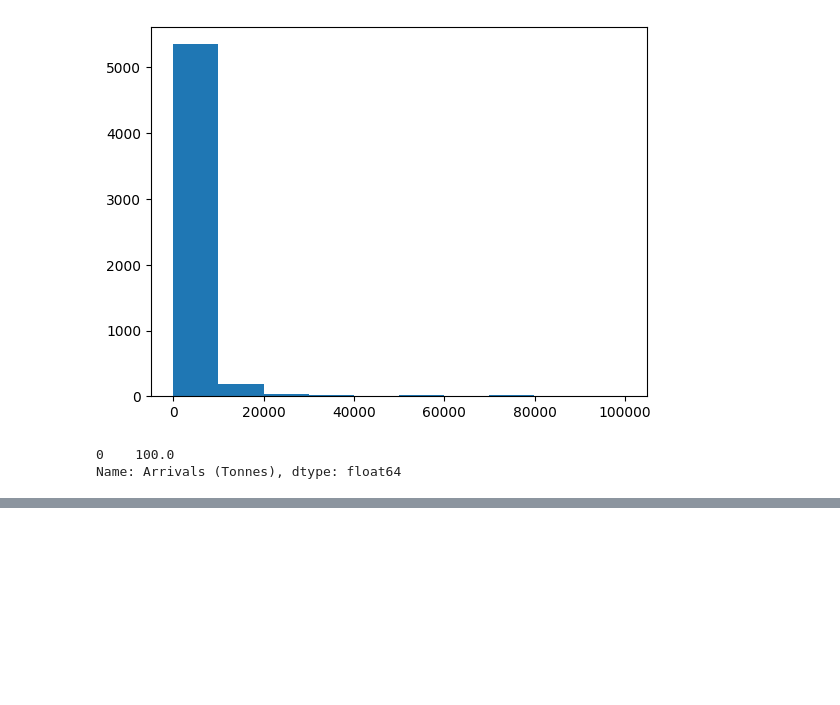
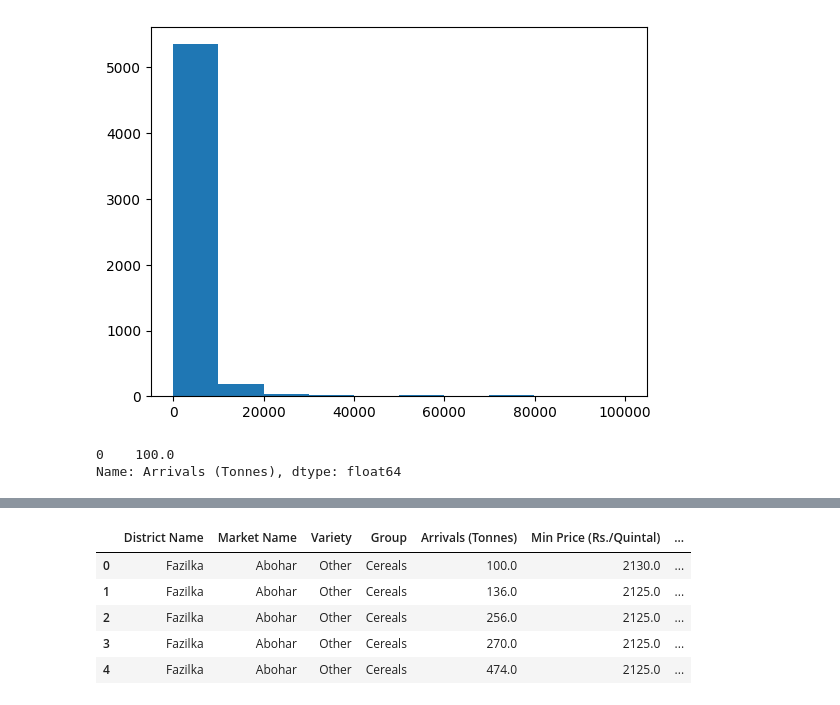
Before and after one commit to akshayerk12/Agri_data_work, a Jupyter notebook: Data Cleaning.ipynb, the cells around one changed output, grey strips where cells are left out. Drawn from its saved outputs; the diff is of its cells as text; code cells hidden in the pictures; blank space fills up the shorter version.

```diff
--- a/Data Cleaning.ipynb
+++ b/Data Cleaning.ipynb
@@ -101,0 +130,11 @@ Name: Arrivals (Tonnes), dtype: float64
+# %%
+dc.unique_items(df,'State Name')
+dc.drop_col(df,'State Name')
+df.head()
+# %% [output]
+|  | District Name | Market Name | Variety | Group | Arrivals (Tonnes) | Min Price (Rs./Quintal) | ... |
+| 0 | Fazilka | Abohar | Other | Cereals | 100.0 | 2130.0 | ... |
+| 1 | Fazilka | Abohar | Other | Cereals | 136.0 | 2125.0 | ... |
+| 2 | Fazilka | Abohar | Other | Cereals | 256.0 | 2125.0 | ... |
+| 3 | Fazilka | Abohar | Other | Cereals | 270.0 | 2125.0 | ... |
+| 4 | Fazilka | Abohar | Other | Cereals | 474.0 | 2125.0 | ... |
```
Also changed, not shown: parts of 5 cells of this notebook.
